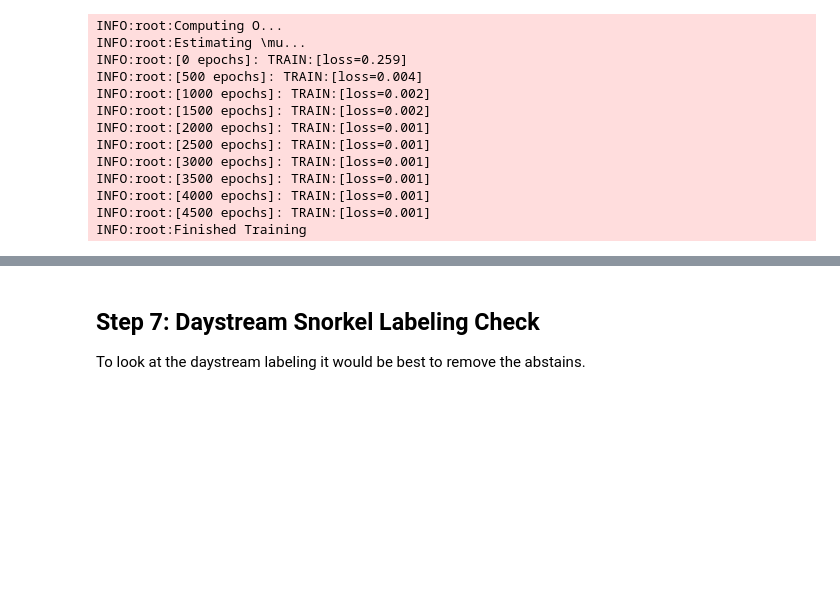
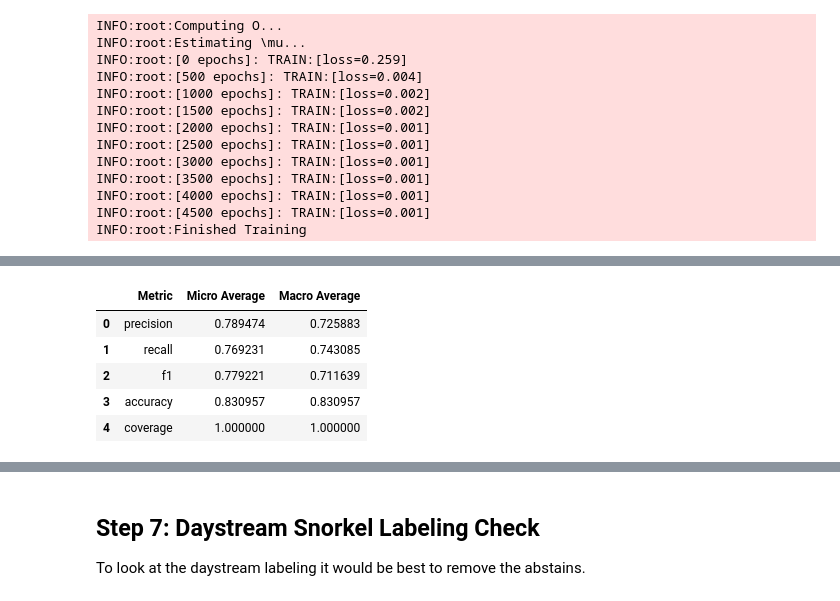
Before and after one commit to DFKI-NLP/wsee, a Jupyter notebook: notebooks/event_arg_role.ipynb, the cells around one changed output, grey strips where cells are left out. Saved outputs shown, nothing was run; the diff lists cells and outputs as text; code cells hidden in the pictures; blank space fills up the shorter version.

```diff
--- a/notebooks/event_arg_role.ipynb
+++ b/notebooks/event_arg_role.ipynb
@@ -347,0 +277,4 @@ Majority Label Voter f1_macro: 55.7%
+# %%
+from wsee.utils.scorer import score_model
+
+positive_event_role_indices = [idx for idx, _ in enumerate(ROLE_LABELS)][:-1]
@@ -347,0 +322,9 @@ Majority Label Voter f1_macro: 55.7%
+# %%
+score_model(model=daystream_model, L=L_sd_dev, Y=Y_sd_dev, tie_break_policy="random", labels=positive_event_role_indices)
+# %% [output]
+|  | Metric | Micro Average | Macro Average |
+| 0 | precision | 0.789474 | 0.725883 |
+| 1 | recall | 0.769231 | 0.743085 |
+| 2 | f1 | 0.779221 | 0.711639 |
+| 3 | accuracy | 0.830957 | 0.830957 |
+| 4 | coverage | 1.000000 | 1.000000 |
```
Also changed, not shown: parts of 34 cells of this notebook, 4 other files.
